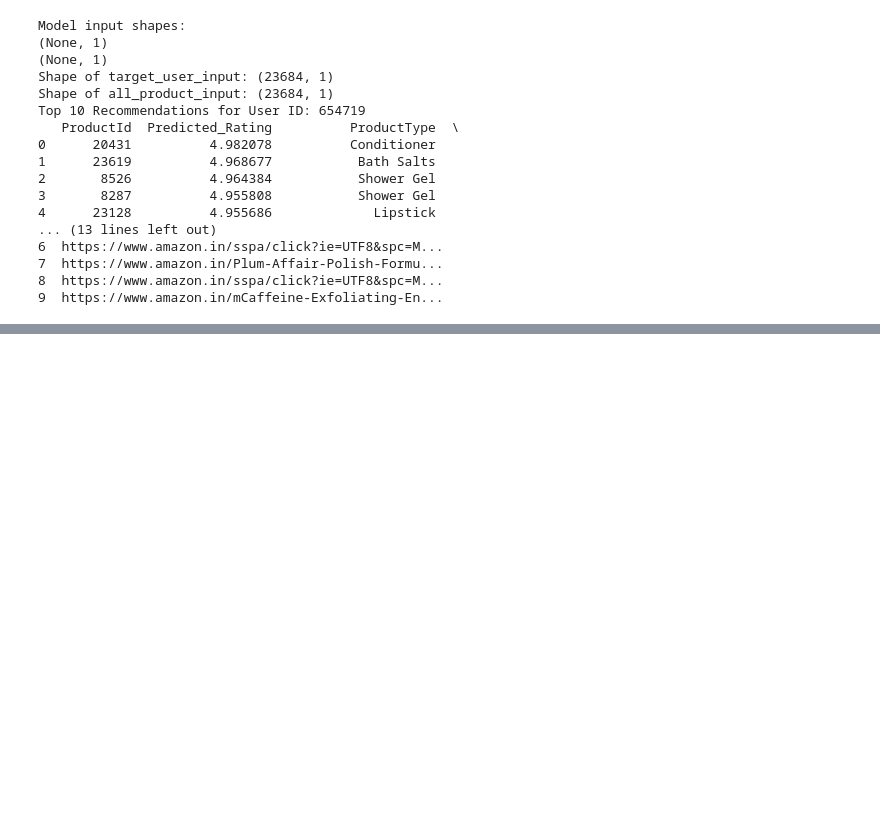
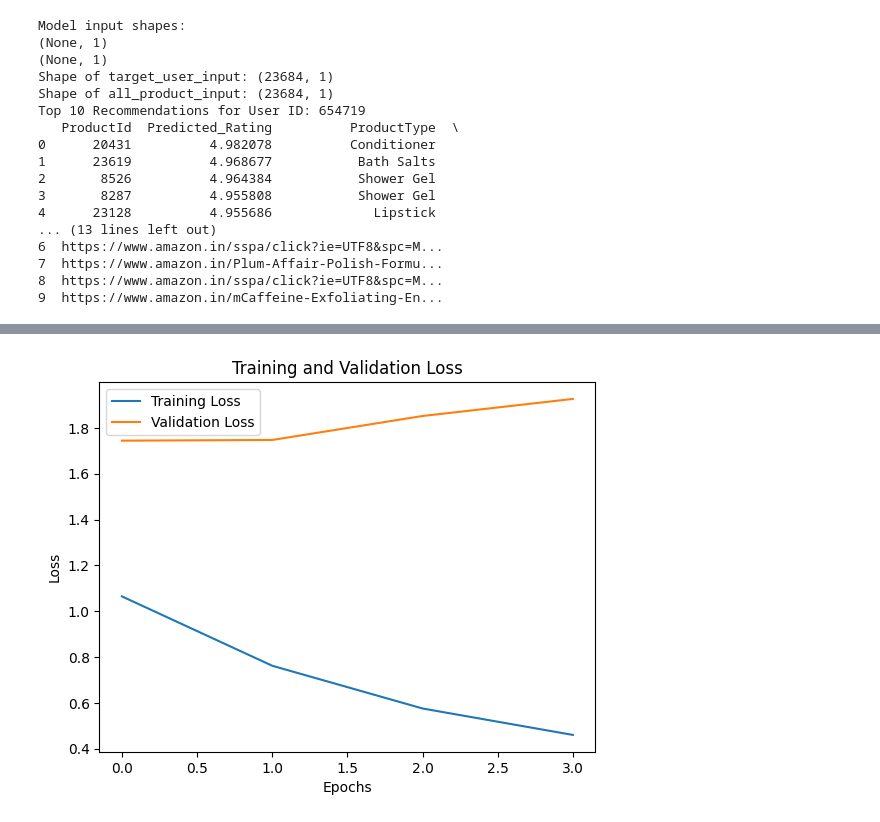
Before and after one commit to abdulhaseeb-dharwa/Recommender-System, a Jupyter notebook: neural_network_implementation/neural network.ipynb, the cells around one changed output, grey strips where cells are left out. Cells and saved outputs as stored; diff of their text form; code cells hidden in the pictures; blank space fills up the shorter version.

```diff
--- a/neural_network_implementation/neural network.ipynb
+++ b/neural_network_implementation/neural network.ipynb
@@ -361,0 +488,22 @@ Top 10 Recommendations for User ID: 654719
+# %%
+import pickle
+import matplotlib.pyplot as plt
+
+# Load the training history from the .pkl file
+with open('fine_tuned_history.pkl', 'rb') as file:
+    history_fine_tuned = pickle.load(file)
+
+# Plot training and validation loss
+def plot_training_history(history, title="Training and Validation Loss"):
+    plt.plot(history['loss'], label='Training Loss')
+    plt.plot(history['val_loss'], label='Validation Loss')
+    plt.xlabel('Epochs')
+    plt.ylabel('Loss')
+    plt.legend()
+    plt.title(title)
+    plt.show()
+
+# Call the function to plot the training history
+plot_training_history(history_fine_tuned)
+# %% [output]
+[figure, added]
```
Also changed, not shown: parts of 3 cells of this notebook, 2 other files.
